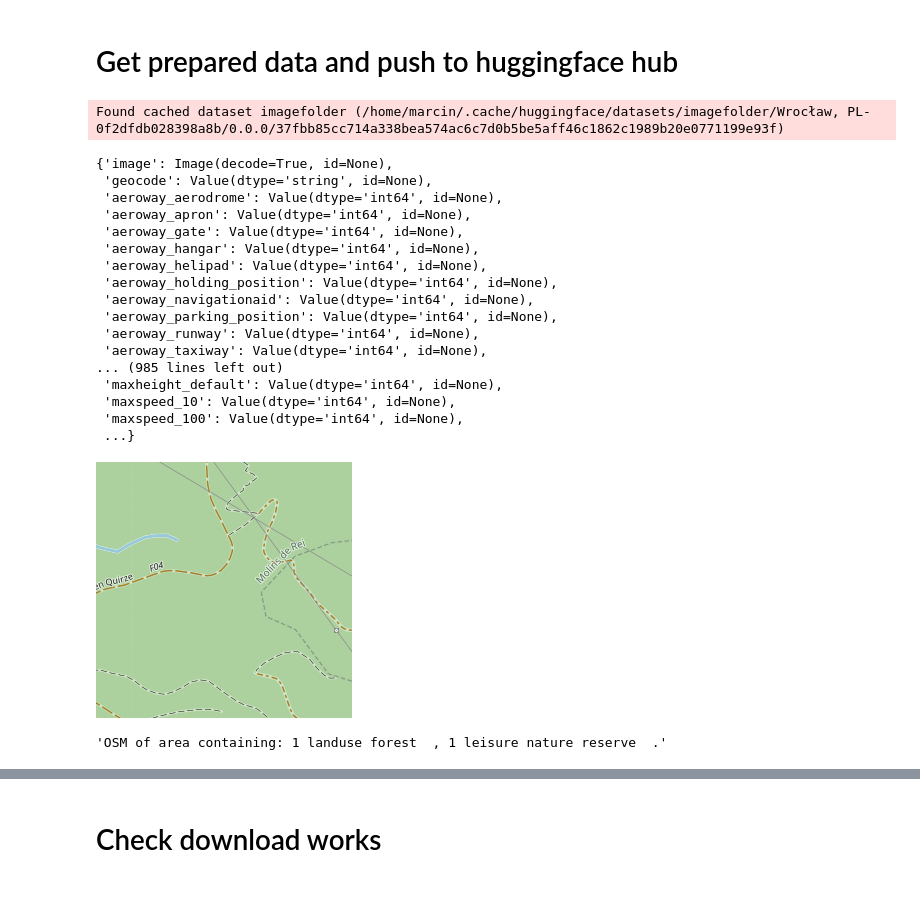
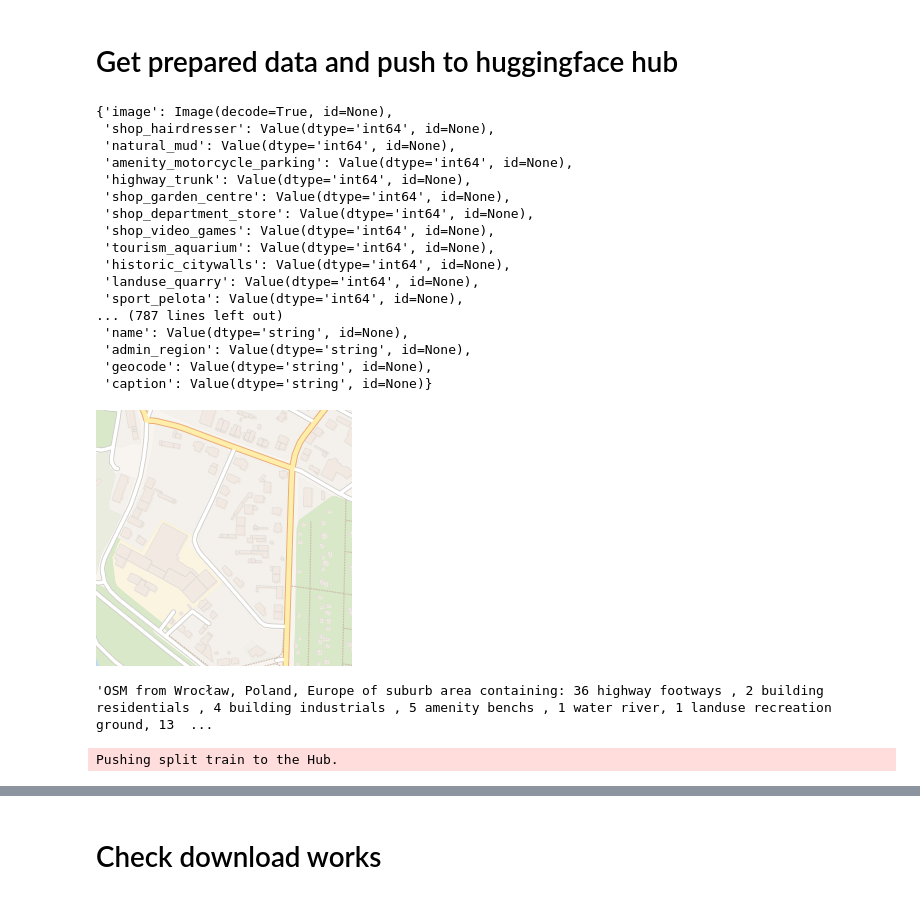
Before and after one commit to kraina-ai/map_diffusion, a Jupyter notebook: workflow_raster/3.hf_dataset.ipynb, the cells around one changed output, grey strips where cells are left out. Drawn from its saved outputs; the diff is of its cells as text; code cells hidden in the pictures.

Commit message:
feat: new dataset building

```diff
--- a/workflow_raster/3.hf_dataset.ipynb
+++ b/workflow_raster/3.hf_dataset.ipynb
@@ -91,37 +69,37 @@ df
 # %% [markdown]
 # Get prepared data and push to huggingface hub
-# %%
-# ds = TextToImageDataset("../data/tiles/Wrocław, PL")
-ds = load_dataset("../data/tiles/Wrocław, PL")
-# %% [output]
-Found cached dataset imagefolder (/home/marcin/.cache/huggingface/datasets/imagefolder/Wrocław, PL-0f2dfdb028398a8b/0.0.0/37fbb85cc714a338bea574ac6c7d0b5be5aff46c1862c1989b20e0771199e93f)
+# %%
+ds = TextToImageDataset("../data/tiles_own/Wrocław, PL", n_columns=N_COLUMNS)
 # %%
-ds["train"].features
+ds.dataset["train"].features
 # %% [output]
 {'image': Image(decode=True, id=None),
+ 'shop_hairdresser': Value(dtype='int64', id=None),
+ 'natural_mud': Value(dtype='int64', id=None),
+ 'amenity_motorcycle_parking': Value(dtype='int64', id=None),
+ 'highway_trunk': Value(dtype='int64', id=None),
+ 'shop_garden_centre': Value(dtype='int64', id=None),
+ 'shop_department_store': Value(dtype='int64', id=None),
+ 'shop_video_games': Value(dtype='int64', id=None),
+ 'tourism_aquarium': Value(dtype='int64', id=None),
+ 'historic_citywalls': Value(dtype='int64', id=None),
+ 'landuse_quarry': Value(dtype='int64', id=None),
+ 'sport_pelota': Value(dtype='int64', id=None),
+... (787 lines left out)
+ 'name': Value(dtype='string', id=None),
+ 'admin_region': Value(dtype='string', id=None),
  'geocode': Value(dtype='string', id=None),
- 'aeroway_aerodrome': Value(dtype='int64', id=None),
- 'aeroway_apron': Value(dtype='int64', id=None),
- 'aeroway_gate': Value(dtype='int64', id=None),
- 'aeroway_hangar': Value(dtype='int64', id=None),
- 'aeroway_helipad': Value(dtype='int64', id=None),
- 'aeroway_holding_position': Value(dtype='int64', id=None),
- 'aeroway_navigationaid': Value(dtype='int64', id=None),
- 'aeroway_parking_position': Value(dtype='int64', id=None),
- 'aeroway_runway': Value(dtype='int64', id=None),
- 'aeroway_taxiway': Value(dtype='int64', id=None),
-... (985 lines left out)
- 'maxheight_default': Value(dtype='int64', id=None),
- 'maxspeed_10': Value(dtype='int64', id=None),
- 'maxspeed_100': Value(dtype='int64', id=None),
- ...}
+ 'caption': Value(dtype='string', id=None)}
 # %%
-display(ds[0][0])
-ds[0][1]
+i = 1050
+display(ds[i][0])
+ds[i][1]
 # %% [output]
-[figure, old version]
+[figure, new version]
-'OSM of area containing: 1 landuse forest  , 1 leisure nature reserve  .'
+'OSM from Wrocław, Poland, Europe of suburb area containing: 36 highway footways , 2 building residentials , 4 building industrials , 5 amenity benchs , 1 water river, 1 landuse recreation ground, 13  ...
 # %%
 hds = ds.to_huggingface_dataset()
-hds.push_to_hub("mprzymus/text2tile_small")
+hds.push_to_hub("mprzymus/text2tile_small_v2", private=True)
+# %% [output]
+Pushing split train to the Hub.
 # %%
```
Also changed, not shown: parts of 10 cells of this notebook.
